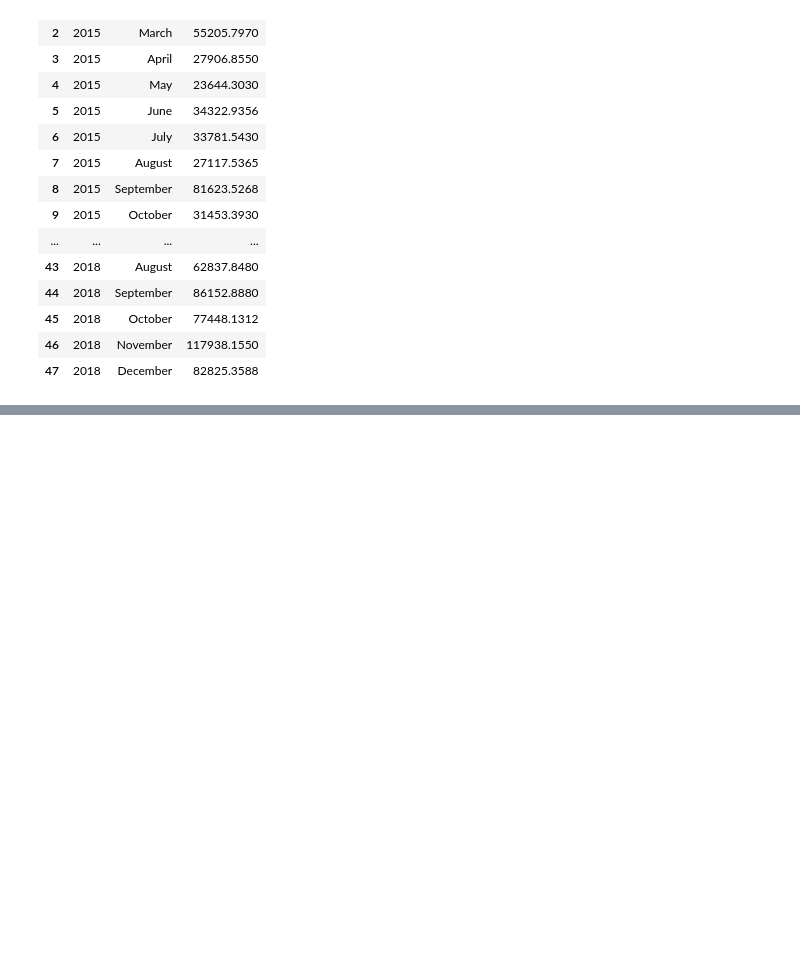
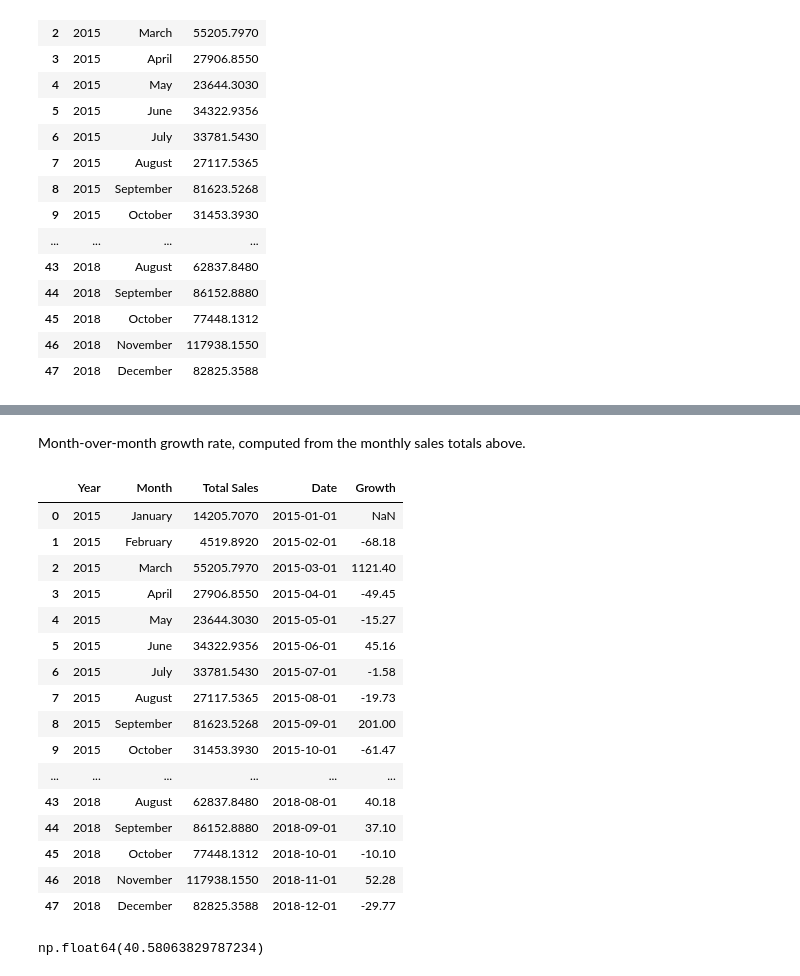
Before and after one commit to ksftima/super-store, a Jupyter notebook: eda.ipynb, the cells around one changed output, grey strips where cells are left out. Cells and saved outputs as stored; diff of their text form; code cells hidden in the pictures; blank space fills up the shorter version.

```diff
--- a/eda.ipynb
+++ b/eda.ipynb
@@ -110,0 +157,29 @@ SyntaxError: invalid syntax (16885758.py, line 3)
+# %% [markdown]
+Month-over-month growth rate, computed from the monthly sales totals above.
+# %%
+# checking monthly growth rate
+monthly_sales['Growth'] = monthly_sales['Total Sales'].pct_change().mul(100).round(2)
+monthly_sales
+# %% [output]
+|  | Year | Month | Total Sales | Date | Growth |
+| 0 | 2015 | January | 14205.7070 | 2015-01-01 | NaN |
+| 1 | 2015 | February | 4519.8920 | 2015-02-01 | -68.18 |
+| 2 | 2015 | March | 55205.7970 | 2015-03-01 | 1121.40 |
+| 3 | 2015 | April | 27906.8550 | 2015-04-01 | -49.45 |
+| 4 | 2015 | May | 23644.3030 | 2015-05-01 | -15.27 |
+| 5 | 2015 | June | 34322.9356 | 2015-06-01 | 45.16 |
+| 6 | 2015 | July | 33781.5430 | 2015-07-01 | -1.58 |
+| 7 | 2015 | August | 27117.5365 | 2015-08-01 | -19.73 |
+| 8 | 2015 | September | 81623.5268 | 2015-09-01 | 201.00 |
+| 9 | 2015 | October | 31453.3930 | 2015-10-01 | -61.47 |
+| ... | ... | ... | ... | ... | ... |
+| 43 | 2018 | August | 62837.8480 | 2018-08-01 | 40.18 |
+| 44 | 2018 | September | 86152.8880 | 2018-09-01 | 37.10 |
+| 45 | 2018 | October | 77448.1312 | 2018-10-01 | -10.10 |
+| 46 | 2018 | November | 117938.1550 | 2018-11-01 | 52.28 |
+| 47 | 2018 | December | 82825.3588 | 2018-12-01 | -29.77 |
+# %%
+average = monthly_sales['Growth'].mean()
+average
+# %% [output]
+np.float64(40.58063829787234)
```
Also changed, not shown: parts of 17 cells of this notebook.
